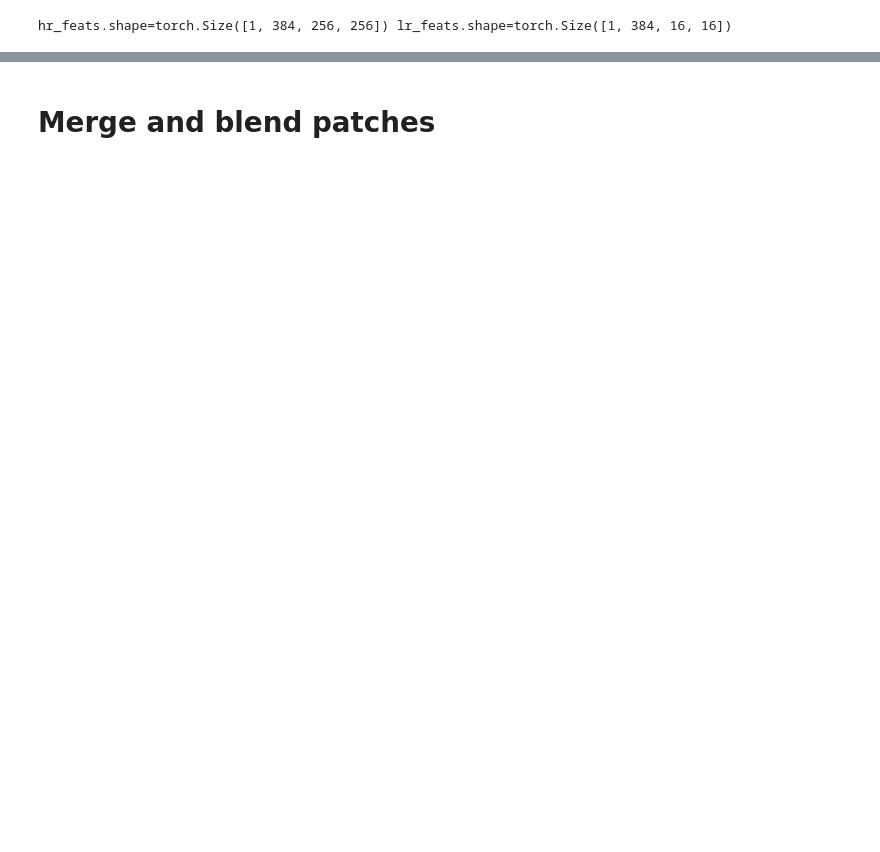
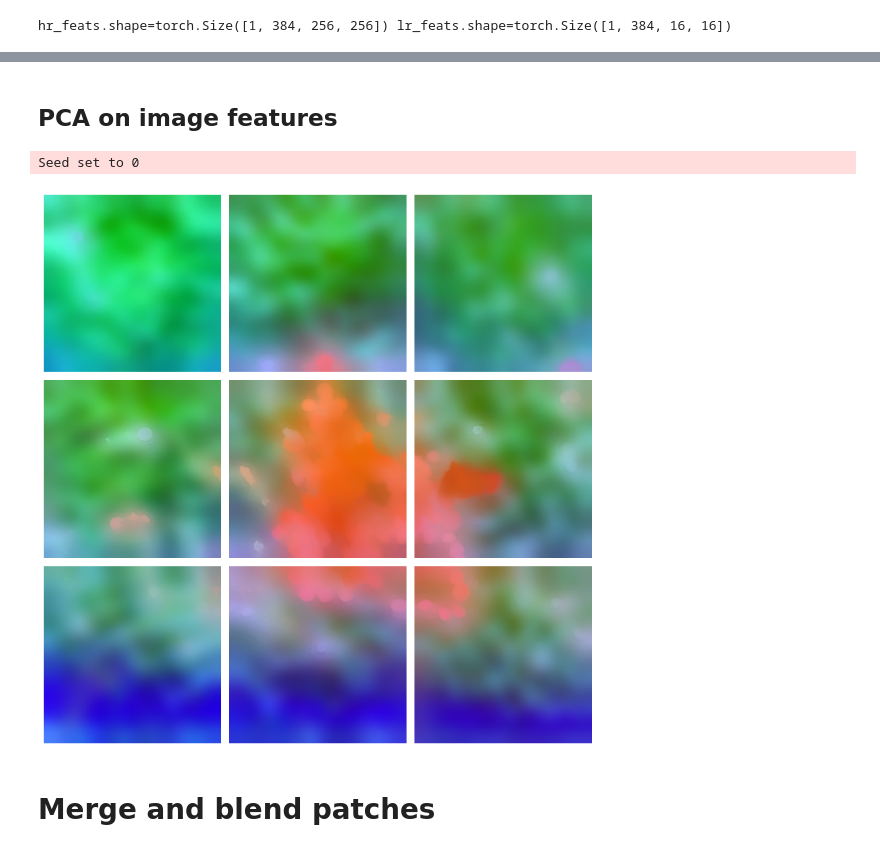
Before and after one commit to thingumajig/feature-map-experiments, a Jupyter notebook: notebooks/featUp-basic.ipynb, the cells around one changed output, grey strips where cells are left out. Cells and saved outputs as stored; diff of their text form; code cells hidden in the pictures; blank space fills up the shorter version.

```diff
--- a/notebooks/featUp-basic.ipynb
+++ b/notebooks/featUp-basic.ipynb
@@ -331,3 +322,16 @@ Seed set to 0
+# %% [markdown]
+## PCA on image features
+# %%
+seed_everything(0)
+[lr_feats_pca, hr_feats_pca], fit_pca = pca([lr_feats, hr_feats], fit_pca=None)
+
+# ax[2].imshow(hr_feats_pca[0].permute(1, 2, 0).detach().cpu())
+hr_feats_pca_arr = [p.permute(1, 2, 0).detach().cpu() for p in hr_feats_pca]
+
+display_image_grid(hr_feats_pca_arr, patches_mat_shape)
+# %% [output]
+Seed set to 0
+[figure, added]
 # %% [markdown]
 # Merge and blend patches
 # %%
```
Also changed, not shown: parts of 10 cells of this notebook.
